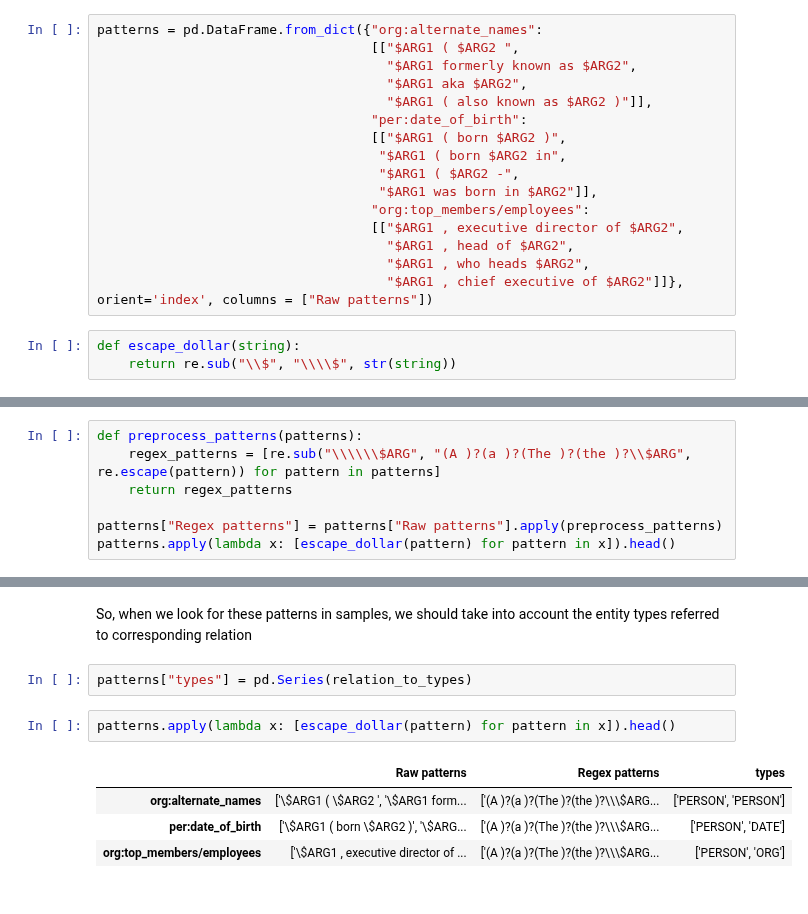
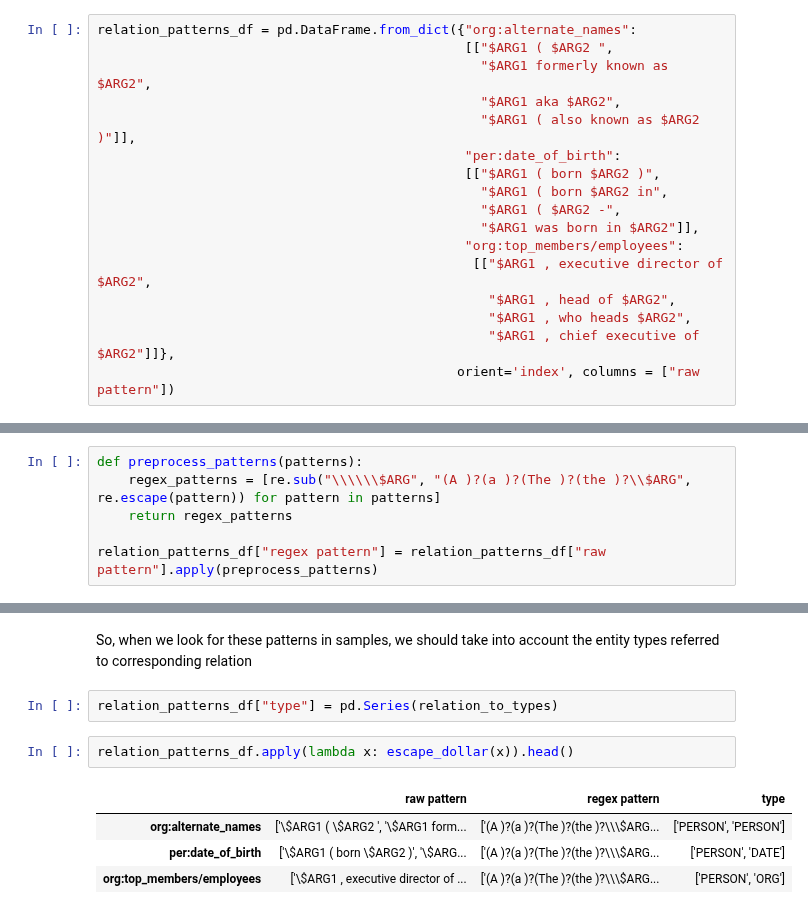
Before and after one commit to knodle/knodle, a Jupyter notebook: tutorials/RelationExtractionDataset/Prepare_RE_Data.ipynb, the cells around one changed output, grey strips where cells are left out. Saved outputs shown, nothing was run; the diff lists cells and outputs as text.

```diff
--- a/tutorials/RelationExtractionDataset/Prepare_RE_Data.ipynb
+++ b/tutorials/RelationExtractionDataset/Prepare_RE_Data.ipynb
@@ -108,22 +71,20 @@ relevant_samples.head()
 # %% [markdown]
 In order to turn the data into distantly supervised one, let's write down for each relation a couple of simple patterns that could help us to find the relations
 # %%
-patterns = pd.DataFrame.from_dict({"org:alternate_names":
-                                   [["$ARG1 ( $ARG2 ",
-                                     "$ARG1 formerly known as $ARG2",
-                                     "$ARG1 aka $ARG2",
-                                     "$ARG1 ( also known as $ARG2 )"]],
-                                   "per:date_of_birth":
-                                   [["$ARG1 ( born $ARG2 )",
-                                    "$ARG1 ( born $ARG2 in",
-                                    "$ARG1 ( $ARG2 -",
-                                    "$ARG1 was born in $ARG2"]],
-                                   "org:top_members/employees":
-                                   [["$ARG1 , executive director of $ARG2",
-                                     "$ARG1 , head of $ARG2",
-                                     "$ARG1 , who heads $ARG2",
-                                     "$ARG1 , chief executive of $ARG2"]]}, orient='index', columns = ["Raw patterns"])
+relation_patterns_df = pd.DataFrame.from_dict({"org:alternate_names":
+                                               [["$ARG1 ( $ARG2 ",
+                                                 "$ARG1 formerly known as $ARG2",
+                                                 "$ARG1 aka $ARG2",
+                                                 "$ARG1 ( also known as $ARG2 )"]],
+                                               "per:date_of_birth":
+                                               [["$ARG1 ( born $ARG2 )",
+                                                 "$ARG1 ( born $ARG2 in",
+                                                 "$ARG1 ( $ARG2 -",
+                                                 "$ARG1 was born in $ARG2"]],
+                                               "org:top_members/employees":
+                                                [["$ARG1 , executive director of $ARG2",
+                                                  "$ARG1 , head of $ARG2",
+                                                  "$ARG1 , who heads $ARG2",
+                                                  "$ARG1 , chief executive of $ARG2"]]},
+                                              orient='index', columns = ["raw pattern"])
-# %%
-def escape_dollar(string):
-    return re.sub("\\$", "\\\\$", str(string))
 # %%
@@ -140,5 +101,4 @@ def preprocess_patterns(patterns):
     regex_patterns = [re.sub("\\\\\\$ARG", "(A )?(a )?(The )?(the )?\\$ARG", re.escape(pattern)) for pattern in patterns]
     return regex_patterns
 
-patterns["Regex patterns"] = patterns["Raw patterns"].apply(preprocess_patterns)
-patterns.apply(lambda x: [escape_dollar(pattern) for pattern in x]).head()
+relation_patterns_df["regex pattern"] = relation_patterns_df["raw pattern"].apply(preprocess_patterns)
@@ -214,11 +169,11 @@ relation_to_types = {"org:alternate_names": ['PERSON', 'PERSON'],
 # %% [markdown]
 So, when we look for these patterns in samples, we should take into account the entity types referred to corresponding relation
 # %%
-patterns["types"] = pd.Series(relation_to_types)
+relation_patterns_df["type"] = pd.Series(relation_to_types)
 # %%
-patterns.apply(lambda x: [escape_dollar(pattern) for pattern in x]).head()
+relation_patterns_df.apply(lambda x: escape_dollar(x)).head()
 # %% [output]
-|  | Raw patterns | Regex patterns | types |
+|  | raw pattern | regex pattern | type |
 | org:alternate_names | ['\$ARG1 ( \$ARG2 ', '\$ARG1 form... | ['(A )?(a )?(The )?(the )?\\\$ARG... | ['PERSON', 'PERSON'] |
 | per:date_of_birth | ['\$ARG1 ( born \$ARG2 )', '\$ARG... | ['(A )?(a )?(The )?(the )?\\\$ARG... | ['PERSON', 'DATE'] |
 | org:top_members/employees | ['\$ARG1 , executive director of ... | ['(A )?(a )?(The )?(the )?\\\$ARG... | ['PERSON', 'ORG'] |
```
Also changed, not shown: parts of 28 cells of this notebook.
